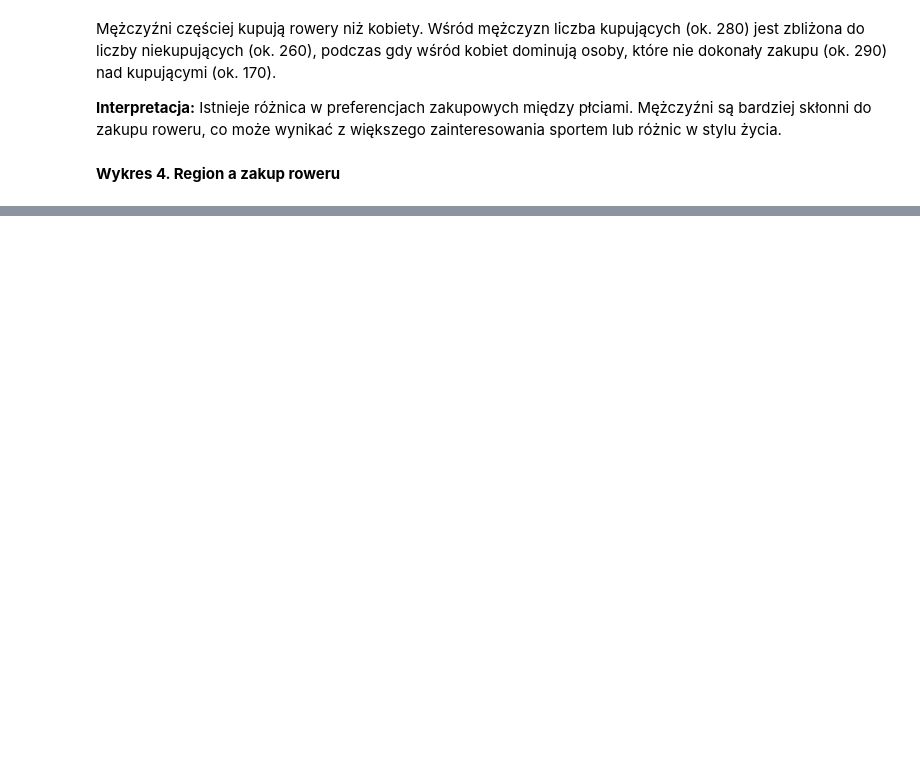
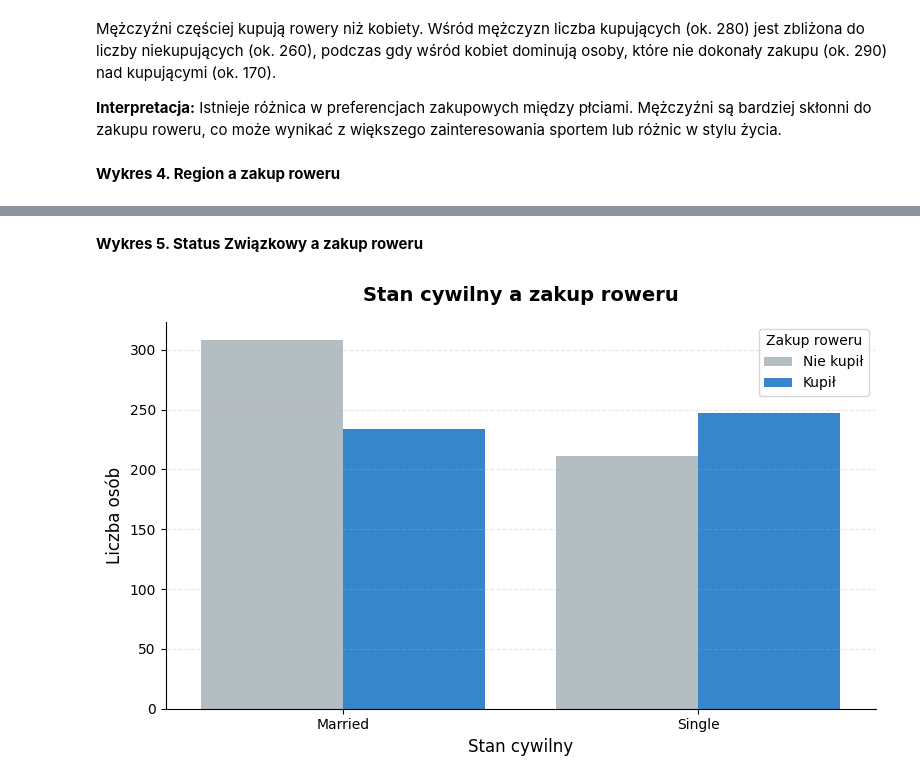
Before and after one commit to turekzuzanna32-05/Projekt---Rowery, a Jupyter notebook: 3. Wizualizacja.ipynb, the cells around one changed output, grey strips where cells are left out. Saved outputs shown, nothing was run; the diff lists cells and outputs as text; code cells hidden in the pictures; blank space fills up the shorter version.

Commit message:
Dodanie 2 wykresow, edycja wizualizacji

```diff
--- a/3. Wizualizacja.ipynb
+++ b/3. Wizualizacja.ipynb
@@ -88,0 +97,24 @@ W regionie Pacific odsetek zakupów jest najwyższy (ponad 50% osób kupiło row
+# %% [markdown]
+**Wykres 5. Status Związkowy a zakup roweru**
+# %%
+plt.figure(figsize=(8, 5))
+
+ax = sns.countplot(
+    x='Marital Status',
+    hue='Purchased Bike',
+    data=df,
+    palette=['#B0BEC5', '#1E88E5'],
+    hue_order=['No', 'Yes']
+)
+
+plt.title('Stan cywilny a zakup roweru', fontsize=14, fontweight='bold', pad=15)
+plt.xlabel('Stan cywilny', fontsize=12)
+plt.ylabel('Liczba osób', fontsize=12)
+plt.legend(title='Zakup roweru', labels=['Nie kupił', 'Kupił'])
+plt.grid(axis='y', linestyle='--', alpha=0.3)
+sns.despine()
+
+plt.tight_layout()
+plt.show()
+# %% [output]
+[figure, added]
```
Also changed, not shown: parts of 15 cells of this notebook.
